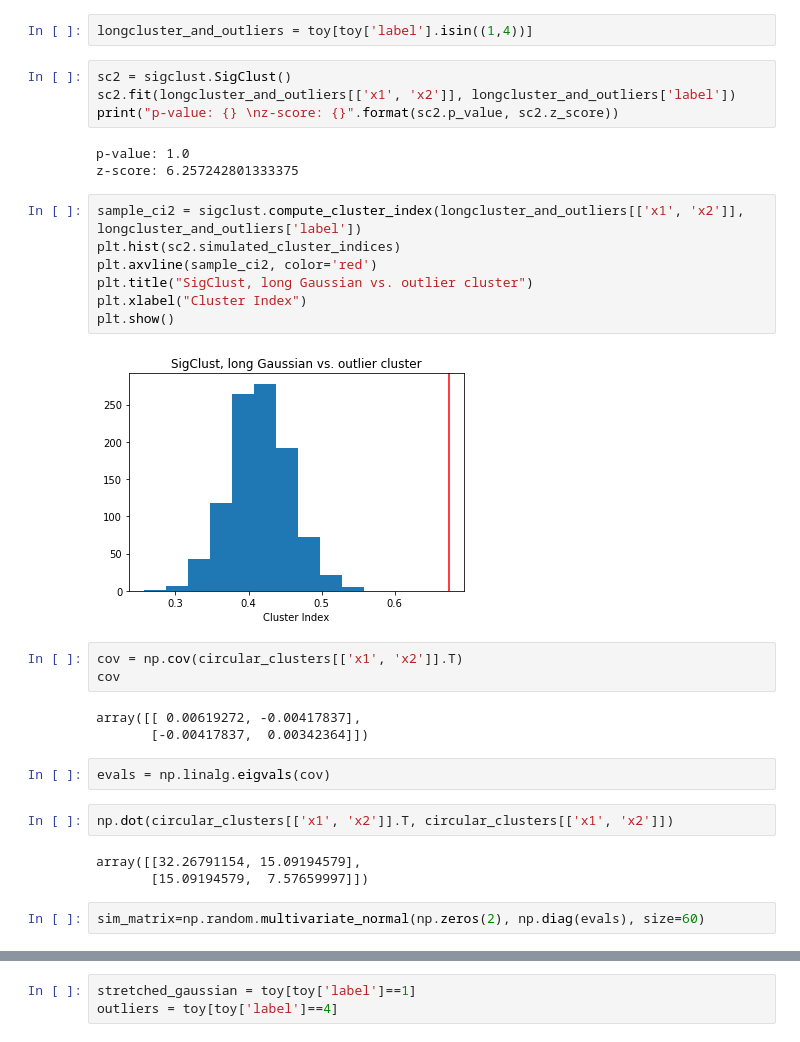
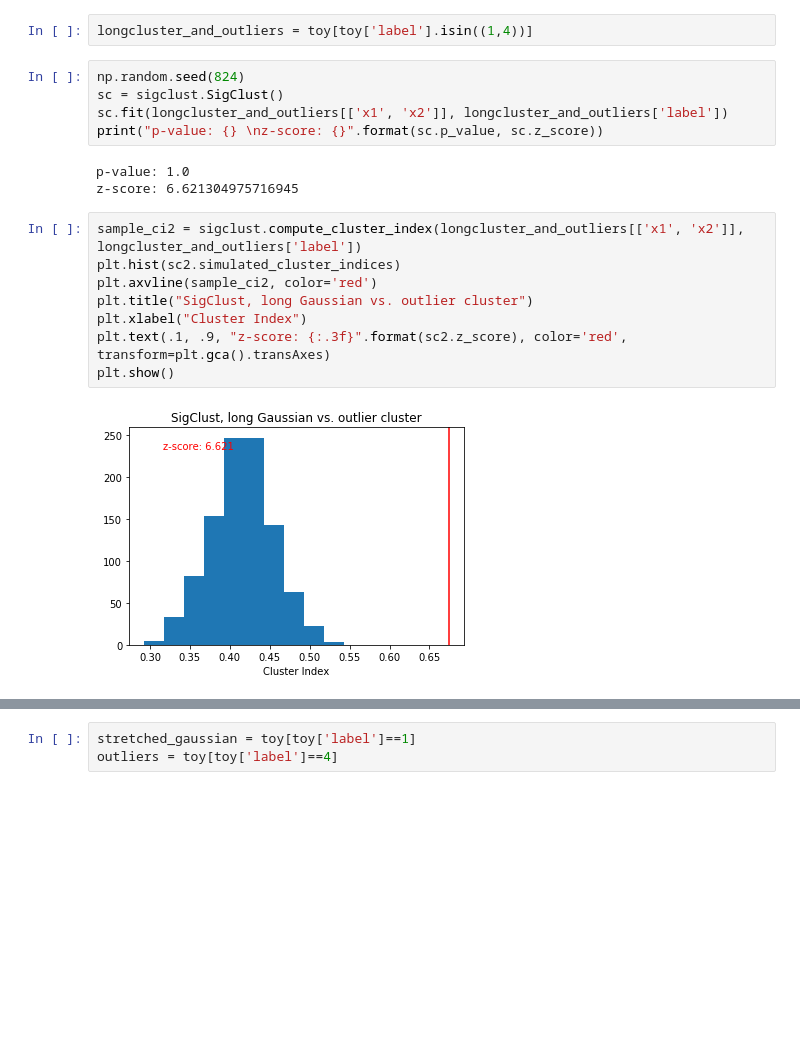
Before and after one commit to thomaskeefe/sigclust, a Jupyter notebook: SamplingSigClust.ipynb, the cells around one changed output, grey strips where cells are left out. Saved outputs shown, nothing was run; the diff lists cells and outputs as text; blank space fills up the shorter version.

Commit message:
Update SamplingSigclust Notebook

```diff
--- a/SamplingSigClust.ipynb
+++ b/SamplingSigClust.ipynb
@@ -27,33 +27,20 @@ plt.scatter(toy['x1'], toy['x2'], c=toy['label'])
 # %%
 longcluster_and_outliers = toy[toy['label'].isin((1,4))]
 # %%
-sc2 = sigclust.SigClust()
-sc2.fit(longcluster_and_outliers[['x1', 'x2']], longcluster_and_outliers['label'])
-print("p-value: {} \nz-score: {}".format(sc2.p_value, sc2.z_score))
+np.random.seed(824)
+sc = sigclust.SigClust()
+sc.fit(longcluster_and_outliers[['x1', 'x2']], longcluster_and_outliers['label'])
+print("p-value: {} \nz-score: {}".format(sc.p_value, sc.z_score))
 # %% [output]
 p-value: 1.0
-z-score: 6.257242801333375
+z-score: 6.621304975716945
 # %%
 sample_ci2 = sigclust.compute_cluster_index(longcluster_and_outliers[['x1', 'x2']], longcluster_and_outliers['label'])
 plt.hist(sc2.simulated_cluster_indices)
 plt.axvline(sample_ci2, color='red')
 plt.title("SigClust, long Gaussian vs. outlier cluster")
 plt.xlabel("Cluster Index")
+plt.text(.1, .9, "z-score: {:.3f}".format(sc2.z_score), color='red', transform=plt.gca().transAxes)
 plt.show()
 # %% [output]
-[figure, old version]
+[figure, new version]
-# %%
-cov = np.cov(circular_clusters[['x1', 'x2']].T)
-cov
-# %% [output]
-array([[ 0.00619272, -0.00417837],
-       [-0.00417837,  0.00342364]])
-# %%
-evals = np.linalg.eigvals(cov)
-# %%
-np.dot(circular_clusters[['x1', 'x2']].T, circular_clusters[['x1', 'x2']])
-# %% [output]
-array([[32.26791154, 15.09194579],
-       [15.09194579,  7.57659997]])
-# %%
-sim_matrix=np.random.multivariate_normal(np.zeros(2), np.diag(evals), size=60)
```
Also changed, not shown: parts of 35 cells of this notebook.
